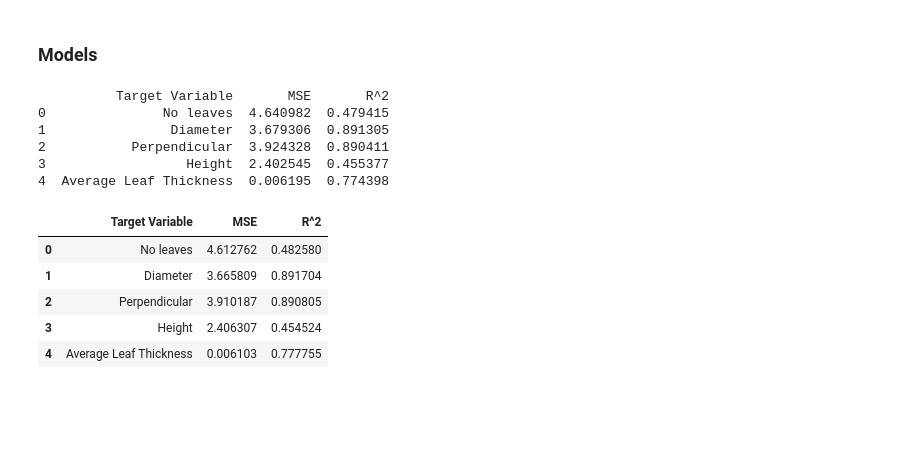
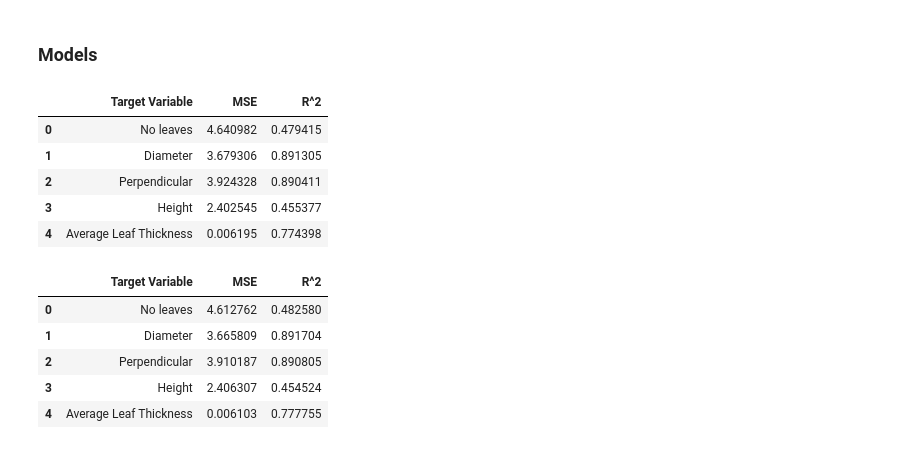
Before and after one commit to rodribro/TimeSeries, a Jupyter notebook: main_notebook.ipynb, the cells around one changed output. Cells and saved outputs as stored; diff of their text form; code cells hidden in the pictures; blank space fills up the shorter version.

```diff
--- a/main_notebook.ipynb
+++ b/main_notebook.ipynb
@@ -702,13 +589,14 @@ def predict_all_biometry_variables(df, biometry_columns):
 # %%
 biometry_columns = ['No leaves', 'Diameter', 'Perpendicular', 'Height', 'Average Leaf Thickness']
 results_0 = predict_all_biometry_variables(merged_df.drop(columns={'Date','Sample', 'Family Sample'}), biometry_columns)
+results_0
 # %% [output]
-          Target Variable       MSE       R^2
-0               No leaves  4.640982  0.479415
-1                Diameter  3.679306  0.891305
-2           Perpendicular  3.924328  0.890411
-3                  Height  2.402545  0.455377
-4  Average Leaf Thickness  0.006195  0.774398
+|  | Target Variable | MSE | R^2 |
+| 0 | No leaves | 4.640982 | 0.479415 |
+| 1 | Diameter | 3.679306 | 0.891305 |
+| 2 | Perpendicular | 3.924328 | 0.890411 |
+| 3 | Height | 2.402545 | 0.455377 |
+| 4 | Average Leaf Thickness | 0.006195 | 0.774398 |
 # %%
 from sklearn.linear_model import Ridge, Lasso
 
```
Also changed, not shown: parts of 10 cells of this notebook.
